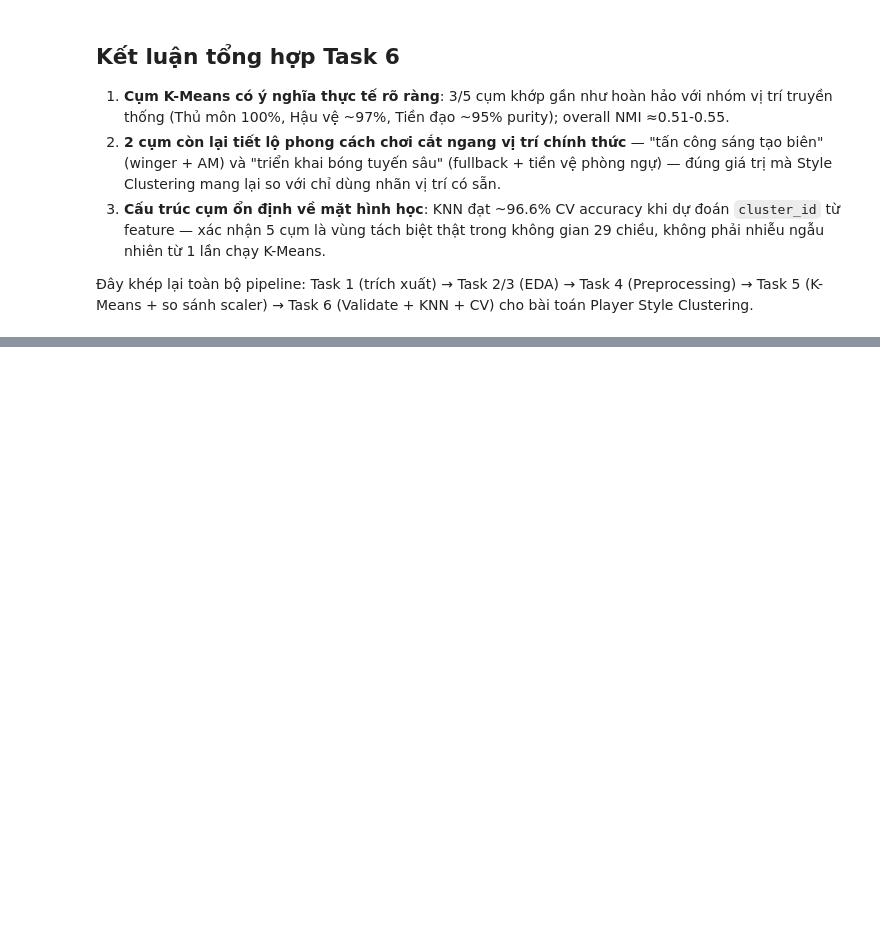
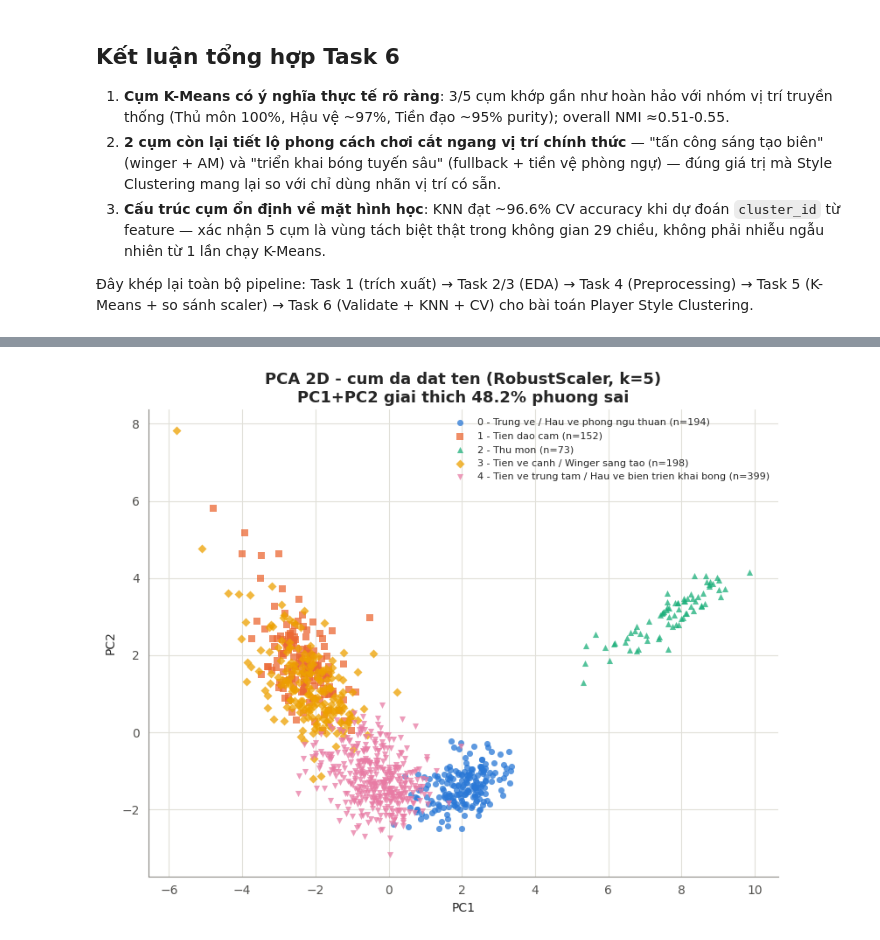
Before and after one commit to AIVIETNAM-AIO-Kaisye/football-shot-clustering, a Jupyter notebook: ran-notebooks/Task6_PlayerStyle_Validate_KNN.ipynb, the cells around one changed output, grey strips where cells are left out. Drawn from its saved outputs; the diff is of its cells as text; code cells hidden in the pictures; blank space fills up the shorter version.

```diff
--- a/ran-notebooks/Task6_PlayerStyle_Validate_KNN.ipynb
+++ b/ran-notebooks/Task6_PlayerStyle_Validate_KNN.ipynb
@@ -260,0 +266,60 @@ weighted avg       0.97      0.97      0.97      1016
+# %%
+from sklearn.decomposition import PCA
+
+CLUSTER_NAMES = {
+    0: "Trung ve / Hau ve phong ngu thuan",
+    1: "Tien dao cam",
+    2: "Thu mon",
+    3: "Tien ve canh / Winger sang tao",
+    4: "Tien ve trung tam / Hau ve bien trien khai bong",
+}
+
+# Cung bang mau + marker voi Task 5 (thu tu cluster khong doi giua 2 notebook)
+CLUSTER_COLORS = {0: "#2a78d6", 1: "#eb6834", 2: "#1baf7a", 3: "#eda100", 4: "#e87ba4"}
+CLUSTER_MARKERS = {0: "o", 1: "s", 2: "^", 3: "D", 4: "v"}
+
+GRID_COLOR = "#e1e0d9"
+MUTED_INK = "#898781"
+SECONDARY_INK = "#52514e"
+
+
+def _style_axes(ax):
+    ax.grid(True, color=GRID_COLOR, linewidth=0.8)
+    ax.set_axisbelow(True)
+    for spine in ("top", "right"):
+        ax.spines[spine].set_visible(False)
+    for spine in ("left", "bottom"):
+        ax.spines[spine].set_color(MUTED_INK)
+    ax.tick_params(colors=SECONDARY_INK)
+
+
+assert (X_robust_df["player_id"].values == clusters_df["player_id"].values).all(), (
+    "Thu tu hang khong khop giua player_X_robust_scaled.csv va player_clusters_k5.csv - can merge theo player_id"
+)
+
+pca = PCA(n_components=2, random_state=42)
+X_pca = pca.fit_transform(X_robust_df[FEATURE_COLS].values)
+evr = pca.explained_variance_ratio_
+
+pca_df = pd.DataFrame(X_pca, columns=["PC1", "PC2"])
+pca_df["cluster_id"] = clusters_df["cluster_id"].values
+
+fig, ax = plt.subplots(figsize=(8, 6.5))
+for c in sorted(CLUSTER_NAMES):
+    sub = pca_df[pca_df["cluster_id"] == c]
+    ax.scatter(
+        sub["PC1"], sub["PC2"],
+        s=26, alpha=0.75, linewidths=0,
+        color=CLUSTER_COLORS[c], marker=CLUSTER_MARKERS[c],
+        label=f"{c} - {CLUSTER_NAMES[c]} (n={len(sub)})",
+    )
+
+ax.set_xlabel("PC1")
+ax.set_ylabel("PC2")
+ax.set_title(f"PCA 2D - cum da dat ten (RobustScaler, k=5)\nPC1+PC2 giai thich {evr.sum():.1%} phuong sai")
+_style_axes(ax)
+ax.legend(frameon=False, fontsize=8, loc="best")
+plt.tight_layout()
+plt.show()
+# %% [output]
+[figure, added]
```
Also changed, not shown: parts of 7 cells of this notebook.
